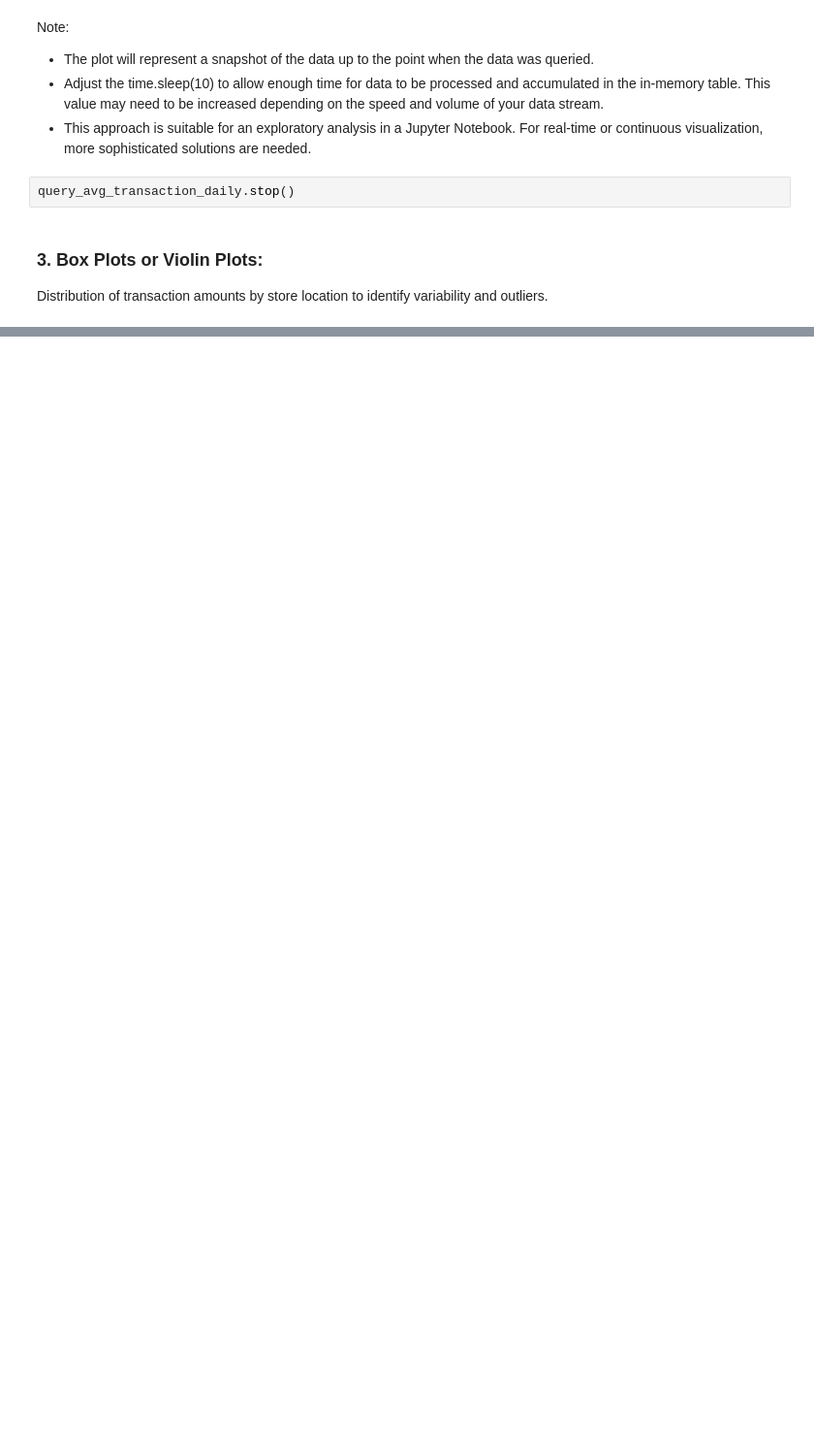
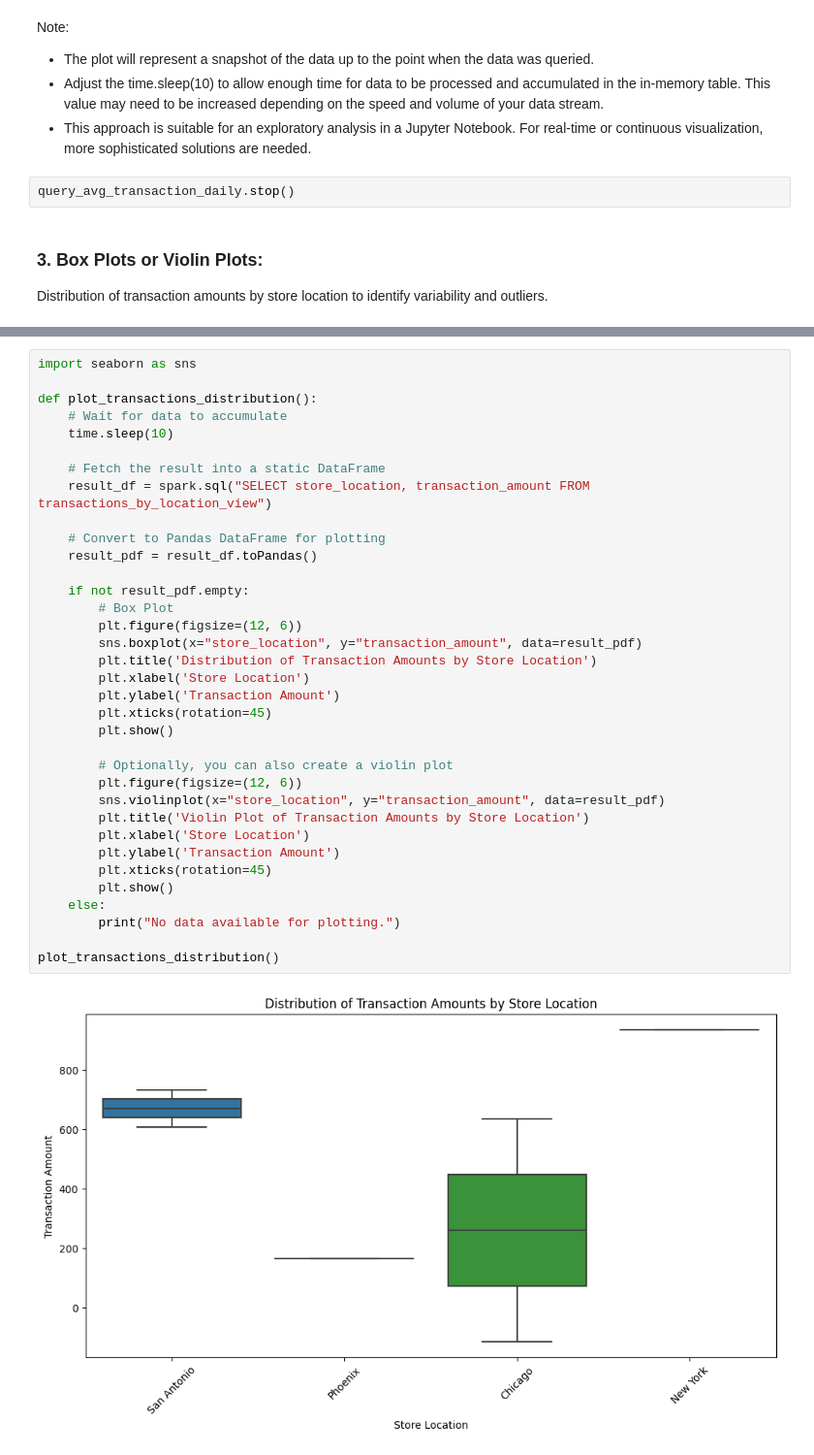
Before and after one commit to Jestfer/stream-processing-template, a Jupyter notebook: retail_examples/notebook_pyspark_retail.ipynb, the cells around one changed output, grey strips where cells are left out. Shown at 97% size. Cells and saved outputs as stored; diff of their text form; blank space fills up the shorter version.

Commit message:
added more visualisation plotting to retail

```diff
--- a/retail_examples/notebook_pyspark_retail.ipynb
+++ b/retail_examples/notebook_pyspark_retail.ipynb
@@ -476,0 +488,37 @@ Distribution of transaction amounts by store location to identify variability an
+# %%
+import seaborn as sns
+
+def plot_transactions_distribution():
+    # Wait for data to accumulate
+    time.sleep(10)
+
+    # Fetch the result into a static DataFrame
+    result_df = spark.sql("SELECT store_location, transaction_amount FROM transactions_by_location_view")
+
+    # Convert to Pandas DataFrame for plotting
+    result_pdf = result_df.toPandas()
+
+    if not result_pdf.empty:
+        # Box Plot
+        plt.figure(figsize=(12, 6))
+        sns.boxplot(x="store_location", y="transaction_amount", data=result_pdf)
+        plt.title('Distribution of Transaction Amounts by Store Location')
+        plt.xlabel('Store Location')
+        plt.ylabel('Transaction Amount')
+        plt.xticks(rotation=45)
+        plt.show()
+
+        # Optionally, you can also create a violin plot
+        plt.figure(figsize=(12, 6))
+        sns.violinplot(x="store_location", y="transaction_amount", data=result_pdf)
+        plt.title('Violin Plot of Transaction Amounts by Store Location')
+        plt.xlabel('Store Location')
+        plt.ylabel('Transaction Amount')
+        plt.xticks(rotation=45)
+        plt.show()
+    else:
+        print("No data available for plotting.")
+
+plot_transactions_distribution()
+# %% [output]
+[figure, added]
```
Also changed, not shown: parts of 7 cells of this notebook.
